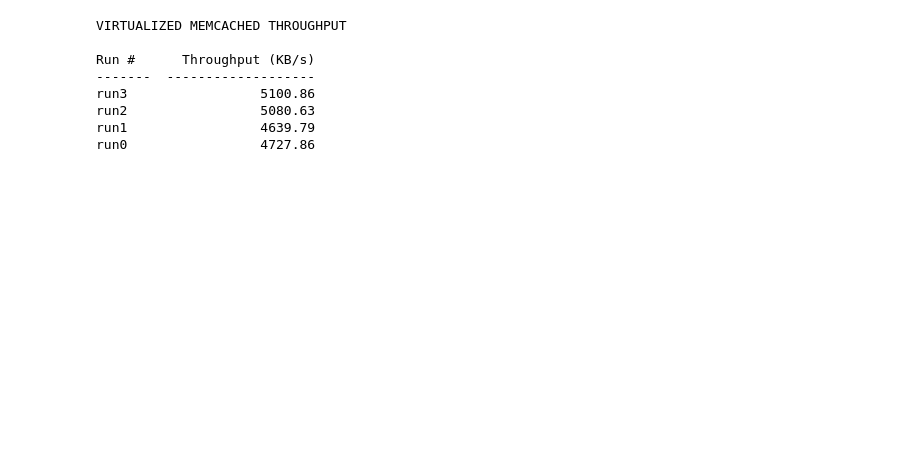
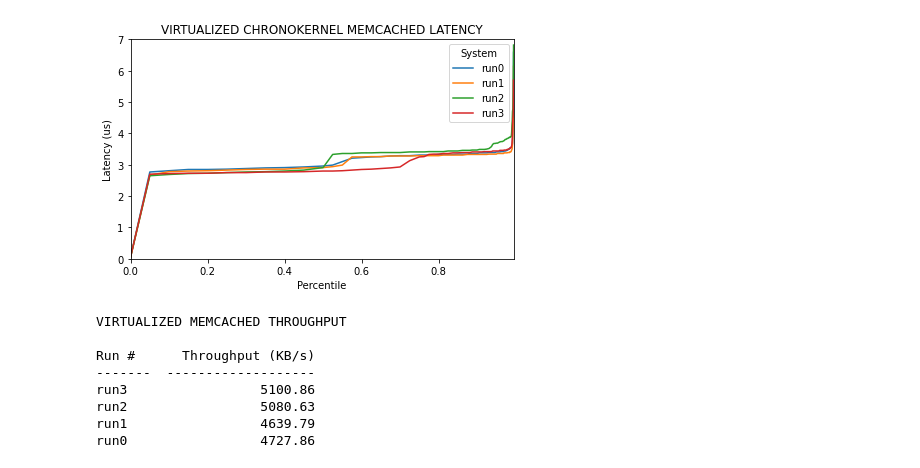
Before and after one commit to ryanbsull/EC601, a Jupyter notebook: latency-graphs.ipynb, the cells around one changed output. Saved outputs shown, nothing was run; the diff lists cells and outputs as text; code cells hidden in the pictures; blank space fills up the shorter version.

```diff
--- a/latency-graphs.ipynb
+++ b/latency-graphs.ipynb
@@ -90,3 +93,23 @@ plt.savefig("run_plt.png")
+# %%
+graph_data ={}
+for i in range(0,4):
+    graph_data[i] = pd.DataFrame(virt_ksys[i],columns=['Percentile', 'Value', 'System'])
+    graph_data[i] = graph_data[i][graph_data[i]["Percentile"] < 0.995].copy()
+
+graph = pd.concat(graph_data, ignore_index=True)
+
+fig = sns.lineplot(y="Value", x="Percentile", data=graph, hue="System")
+
+fig.set(title="VIRTUALIZED CHRONOKERNEL MEMCACHED LATENCY")
+
+plt.xlabel('Percentile')
+plt.ylabel('Latency (us)')
+plt.ylim(0,7)
+plt.xlim(0,0.995)
+plt.tight_layout()
+plt.savefig("ksys_run_plt.png")
+# %% [output]
+[figure, added]
 # %%
 file_name = 'throughput_data/{}/throughput_*.info'.format("virt_sym")
 files = glob.glob(file_name)
```
Also changed, not shown: parts of 4 cells of this notebook, 17 other files.
